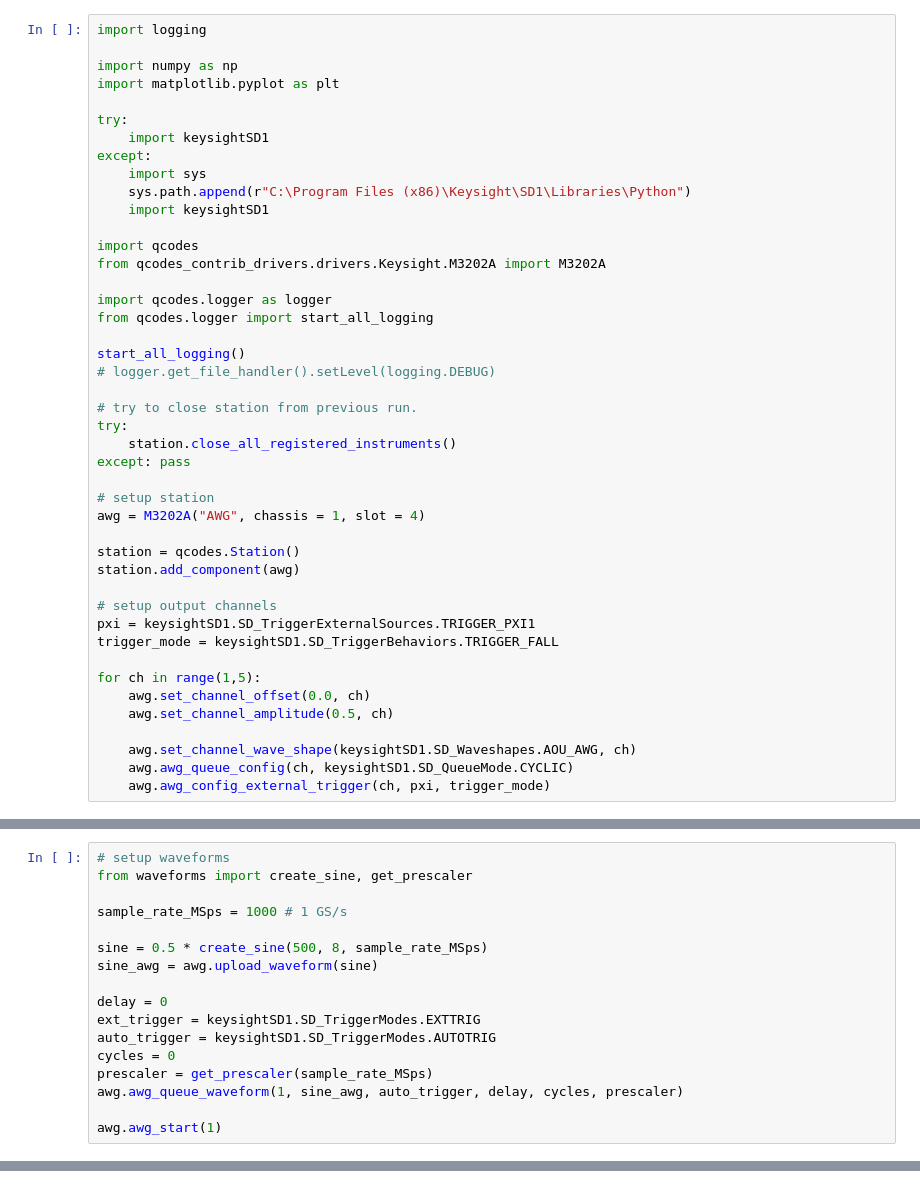
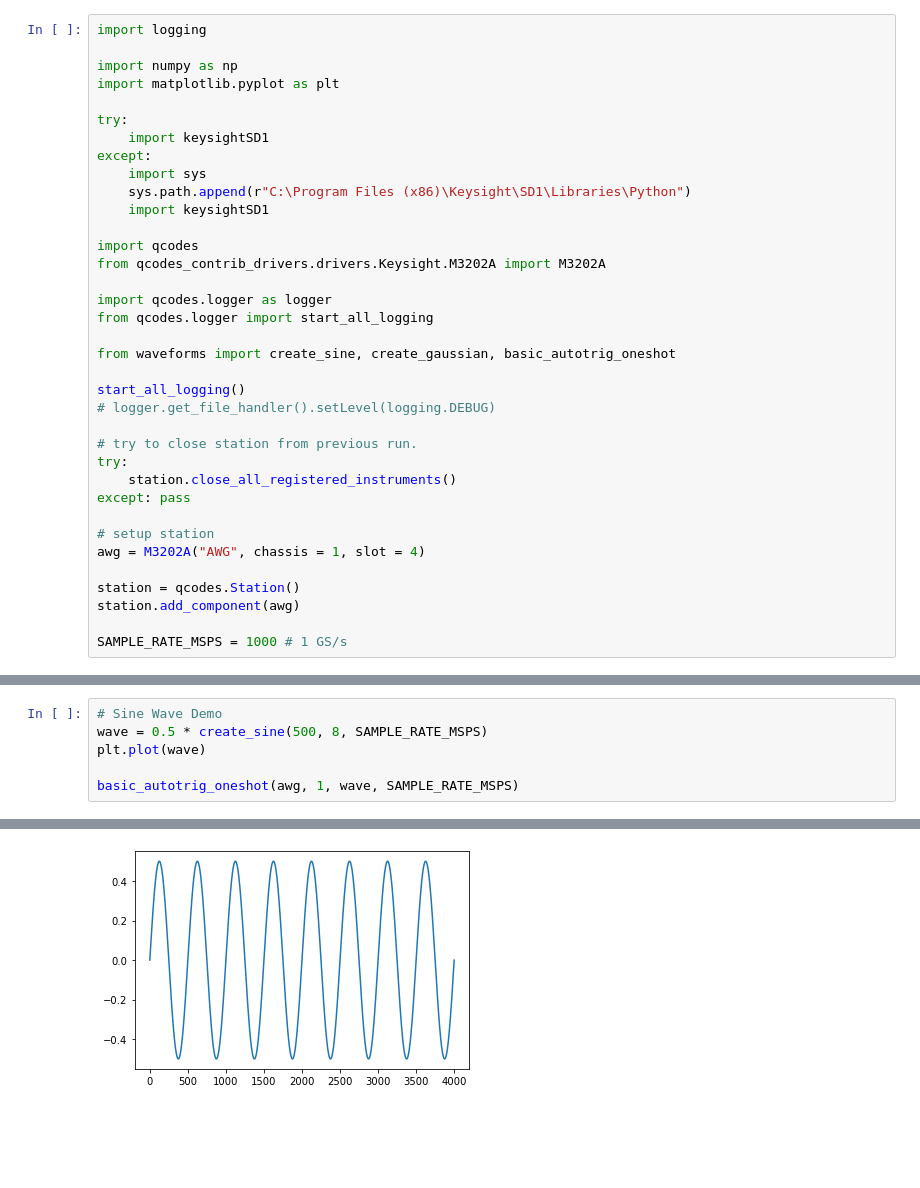
Before and after one commit to jsalfi/qstlab, a Jupyter notebook: Noah/qcodes_keysight.ipynb, the cells around one changed output, grey strips where cells are left out. Cells and saved outputs as stored; diff of their text form; blank space fills up the shorter version.

Commit message:
Clean single shot waveform generation

```diff
--- a/Noah/qcodes_keysight.ipynb
+++ b/Noah/qcodes_keysight.ipynb
@@ -17,6 +17,8 @@ from qcodes_contrib_drivers.drivers.Keysight.M3202A import M3202A
 import qcodes.logger as logger
 from qcodes.logger import start_all_logging
 
+from waveforms import create_sine, create_gaussian, basic_autotrig_oneshot
+
 start_all_logging()
 # logger.get_file_handler().setLevel(logging.DEBUG)
 
@@ -31,15 +33,5 @@ awg = M3202A("AWG", chassis = 1, slot = 4)
 station = qcodes.Station()
 station.add_component(awg)
 
-# setup output channels
-pxi = keysightSD1.SD_TriggerExternalSources.TRIGGER_PXI1
-trigger_mode = keysightSD1.SD_TriggerBehaviors.TRIGGER_FALL
-
-for ch in range(1,5):
-    awg.set_channel_offset(0.0, ch)
-    awg.set_channel_amplitude(0.5, ch)
-
-    awg.set_channel_wave_shape(keysightSD1.SD_Waveshapes.AOU_AWG, ch)
-    awg.awg_queue_config(ch, keysightSD1.SD_QueueMode.CYCLIC)
-    awg.awg_config_external_trigger(ch, pxi, trigger_mode)
+SAMPLE_RATE_MSPS = 1000 # 1 GS/s
 # %% [output]
@@ -55,18 +48,7 @@ Qcodes Logfile : C:\Users\noah\.qcodes\logs\210521-20828-qcodes.log
 # %%
-# setup waveforms
-from waveforms import create_sine, get_prescaler
+# Sine Wave Demo
+wave = 0.5 * create_sine(500, 8, SAMPLE_RATE_MSPS)
+plt.plot(wave)
 
-sample_rate_MSps = 1000 # 1 GS/s
-
-sine = 0.5 * create_sine(500, 8, sample_rate_MSps)
-sine_awg = awg.upload_waveform(sine)
-
-delay = 0
-ext_trigger = keysightSD1.SD_TriggerModes.EXTTRIG
-auto_trigger = keysightSD1.SD_TriggerModes.AUTOTRIG
-cycles = 0
-prescaler = get_prescaler(sample_rate_MSps)
-awg.awg_queue_waveform(1, sine_awg, auto_trigger, delay, cycles, prescaler)
-
-awg.awg_start(1)
+basic_autotrig_oneshot(awg, 1, wave, SAMPLE_RATE_MSPS)
 # %% [output]
@@ -73,0 +55 @@ awg.awg_start(1)
+[figure, added]
```
Also changed, not shown: parts of 4 cells of this notebook, 1 other file.
